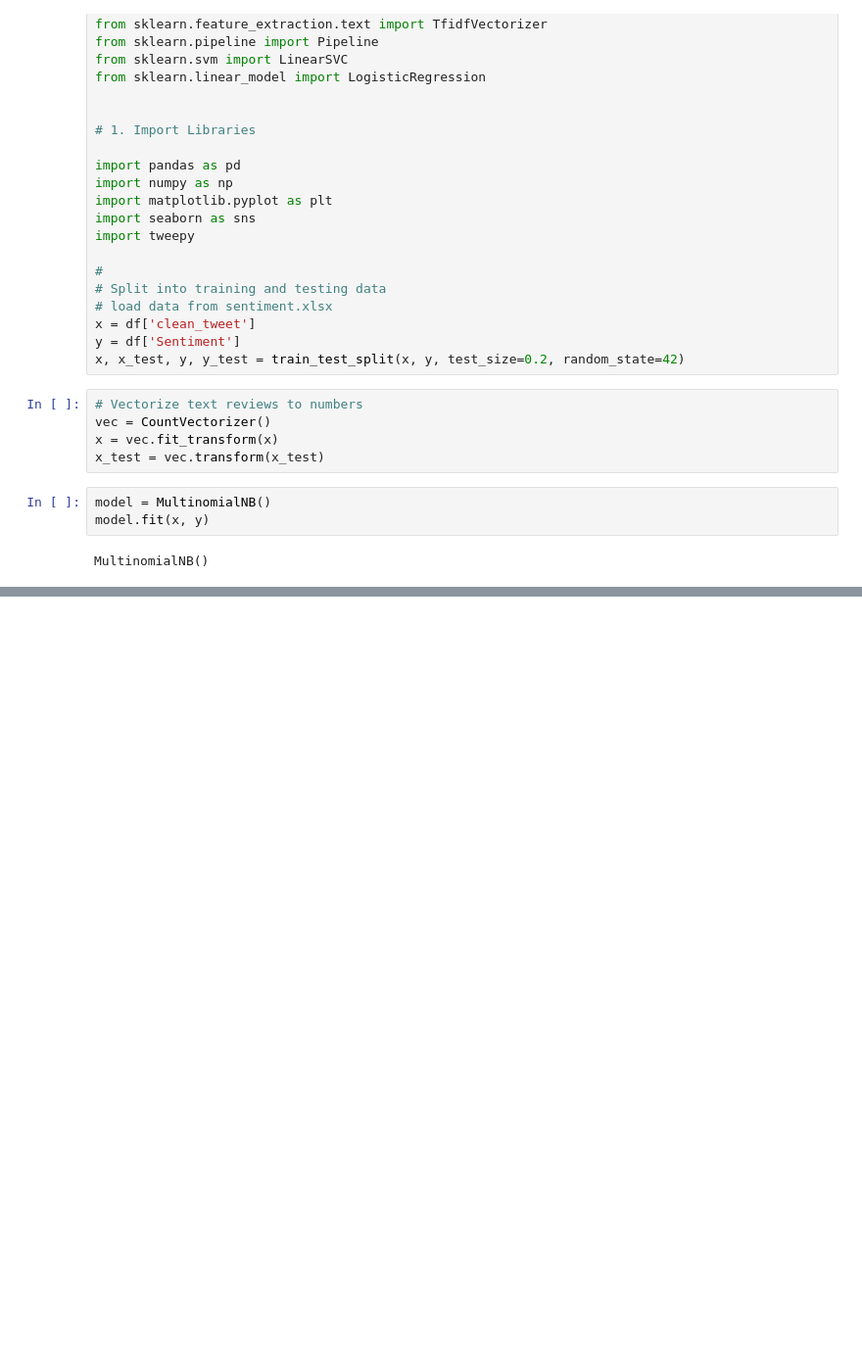
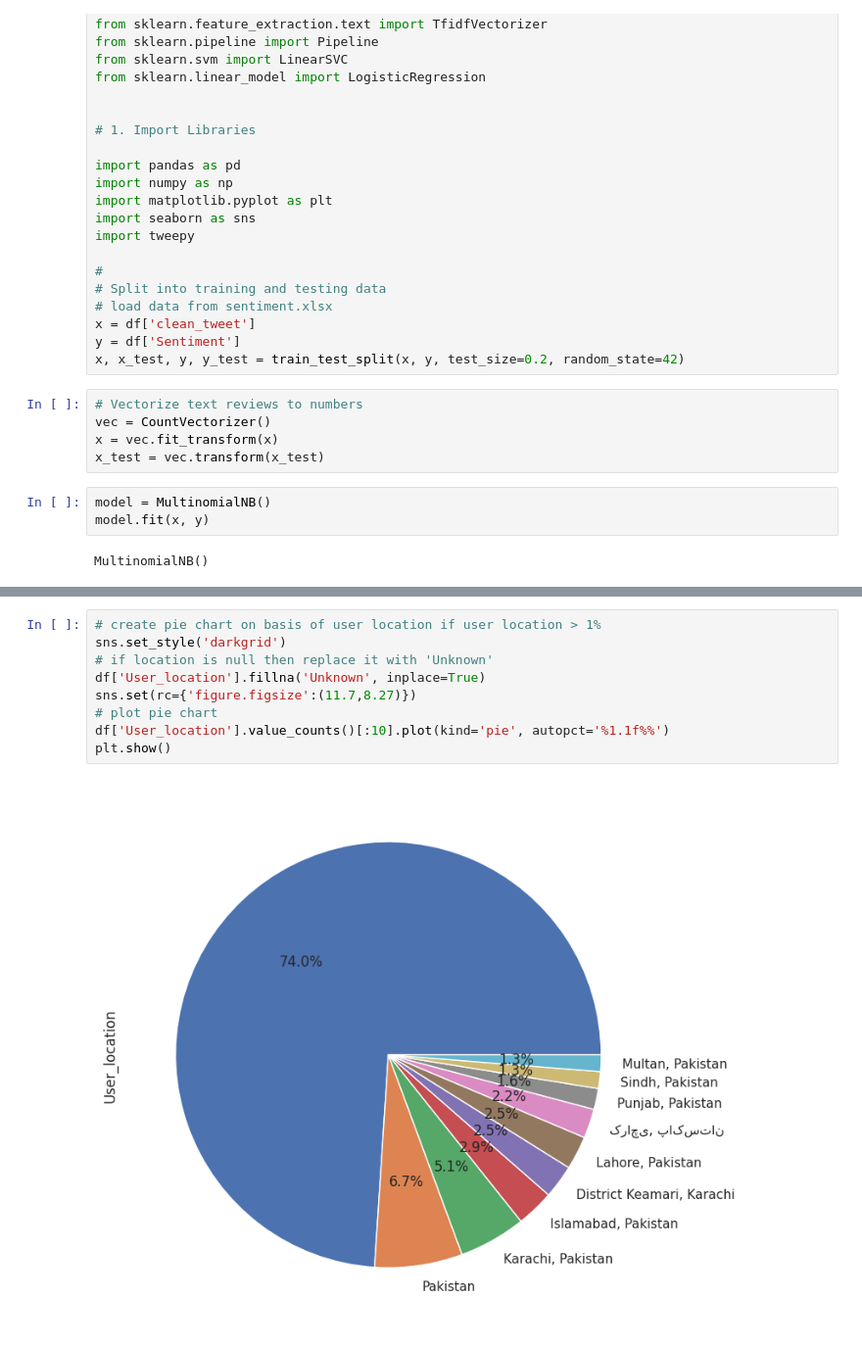
Before and after one commit to hmabubakar313/test_fyp, a Jupyter notebook: sentment_analysis.ipynb, the cells around one changed output, grey strips where cells are left out. Shown at 98% size. Saved outputs shown, nothing was run; the diff lists cells and outputs as text; blank space fills up the shorter version.

```diff
--- a/sentment_analysis.ipynb
+++ b/sentment_analysis.ipynb
@@ -231,3 +232,14 @@ Accuracy of Naive Bayes Classifier is :  72.27722772277228 %
+# %%
+# create pie chart on basis of user location if user location > 1%
+sns.set_style('darkgrid')
+# if location is null then replace it with 'Unknown'
+df['User_location'].fillna('Unknown', inplace=True)
+sns.set(rc={'figure.figsize':(11.7,8.27)})
+# plot pie chart
+df['User_location'].value_counts()[:10].plot(kind='pie', autopct='%1.1f%%')
+plt.show()
+# %% [output]
+[figure, added]
 # %%
 # print report of sentiment analysis
 plt.figure(figsize=(10, 5))
```
Also changed, not shown: parts of 7 cells of this notebook.
